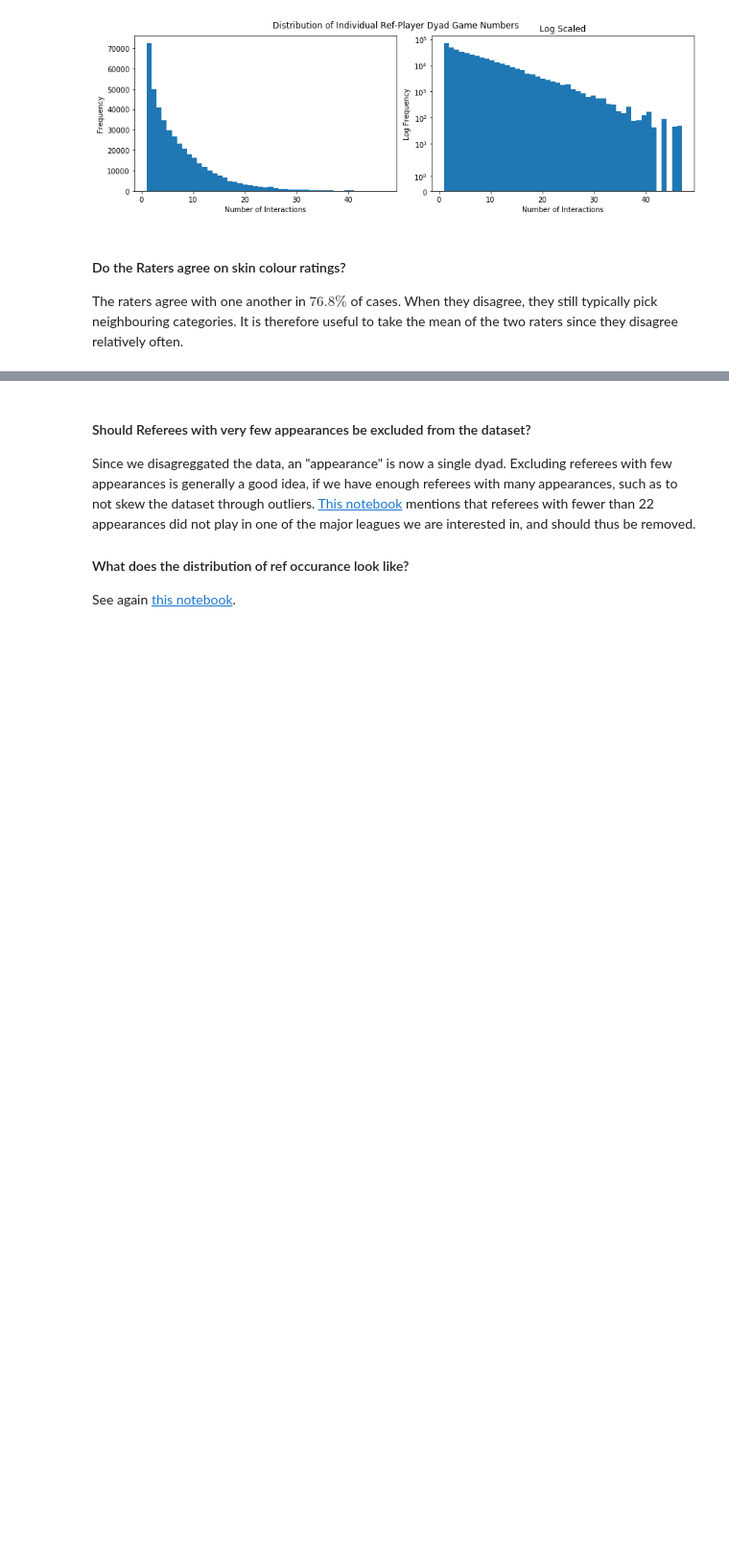
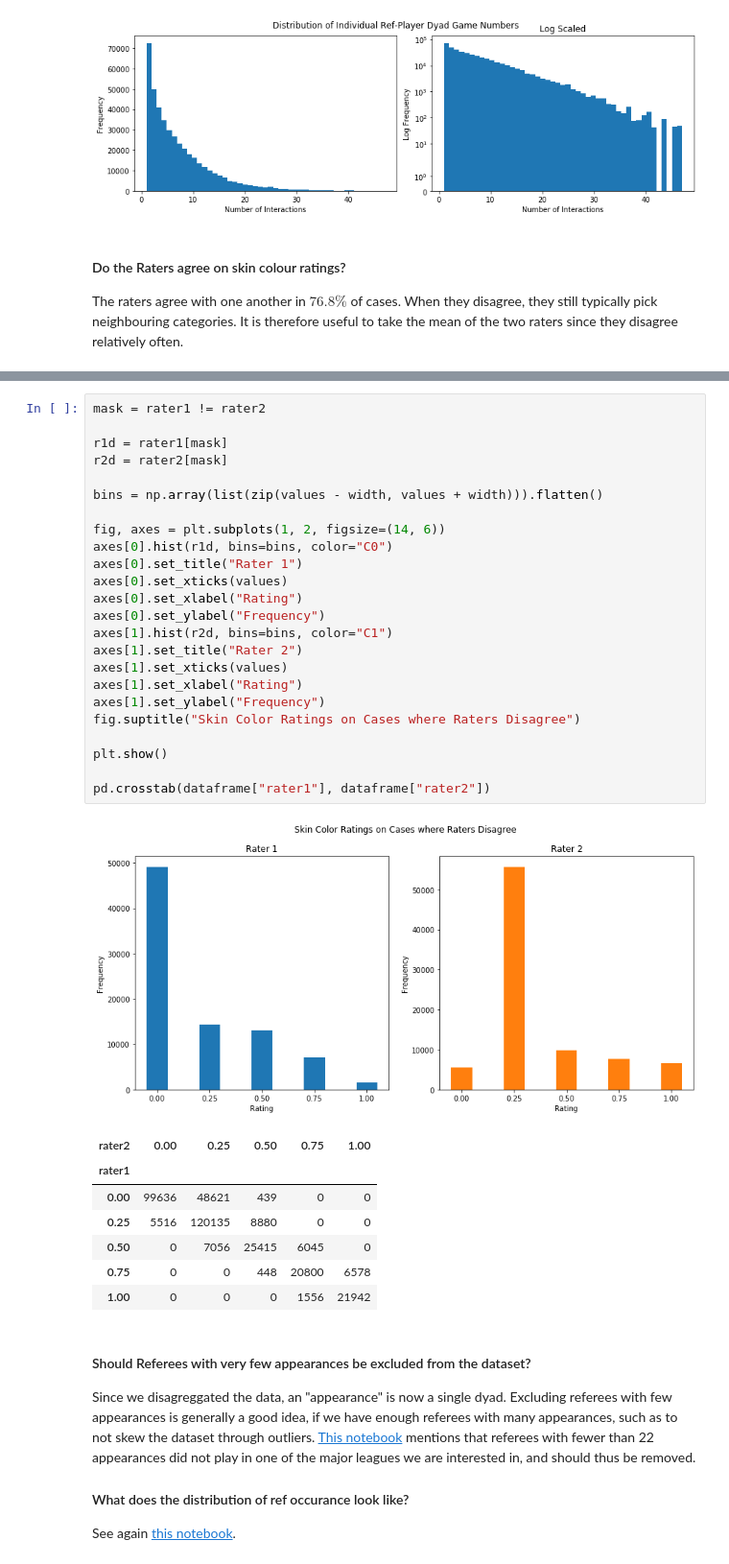
Before and after one commit to LarsKue/FML, a Jupyter notebook: ex04a/red-cards.ipynb, the cells around one changed output, grey strips where cells are left out. Shown at 96% size. Drawn from its saved outputs; the diff is of its cells as text; blank space fills up the shorter version.

```diff
--- a/ex04a/red-cards.ipynb
+++ b/ex04a/red-cards.ipynb
@@ -221,3 +227,36 @@ plt.show()
+# %%
+mask = rater1 != rater2
+
+r1d = rater1[mask]
+r2d = rater2[mask]
+
+bins = np.array(list(zip(values - width, values + width))).flatten()
+
+fig, axes = plt.subplots(1, 2, figsize=(14, 6))
+axes[0].hist(r1d, bins=bins, color="C0")
+axes[0].set_title("Rater 1")
+axes[0].set_xticks(values)
+axes[0].set_xlabel("Rating")
+axes[0].set_ylabel("Frequency")
+axes[1].hist(r2d, bins=bins, color="C1")
+axes[1].set_title("Rater 2")
+axes[1].set_xticks(values)
+axes[1].set_xlabel("Rating")
+axes[1].set_ylabel("Frequency")
+fig.suptitle("Skin Color Ratings on Cases where Raters Disagree")
+
+plt.show()
+
+pd.crosstab(dataframe["rater1"], dataframe["rater2"])
+# %% [output]
+[figure, added]
+| rater2 | 0.00 | 0.25 | 0.50 | 0.75 | 1.00 |
+| rater1 |  |  |  |  |  |
+| 0.00 | 99636 | 48621 | 439 | 0 | 0 |
+| 0.25 | 5516 | 120135 | 8880 | 0 | 0 |
+| 0.50 | 0 | 7056 | 25415 | 6045 | 0 |
+| 0.75 | 0 | 0 | 448 | 20800 | 6578 |
+| 1.00 | 0 | 0 | 0 | 1556 | 21942 |
 # %% [markdown]
 #### Should Referees with very few appearances be excluded from the dataset?
 
```
Also changed, not shown: parts of 12 cells of this notebook.
